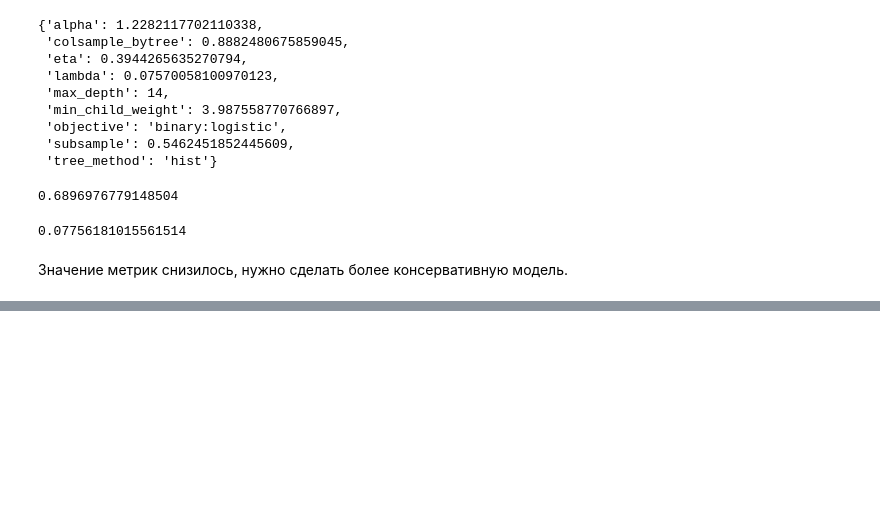
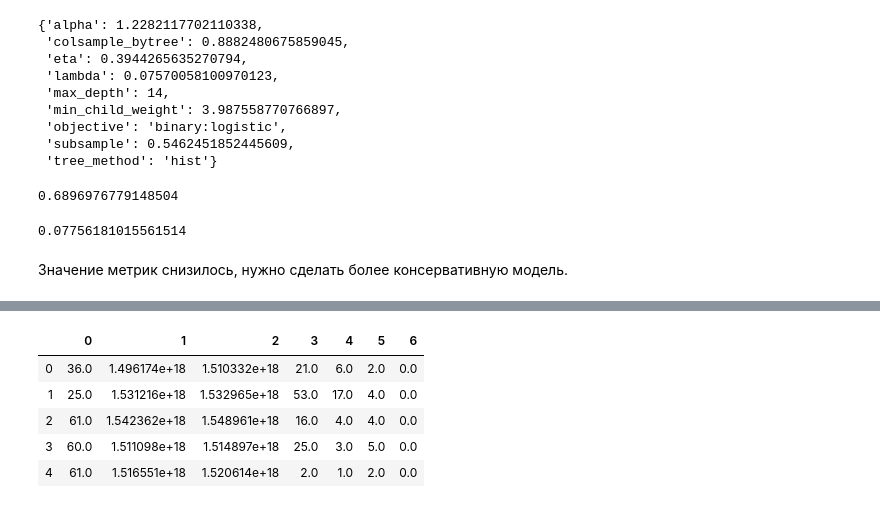
Before and after one commit to doksketch/call-you-maybe, a Jupyter notebook: sandbox/01_prototyping.ipynb, the cells around one changed output, grey strips where cells are left out. Drawn from its saved outputs; the diff is of its cells as text; code cells hidden in the pictures; blank space fills up the shorter version.

```diff
--- a/sandbox/01_feature engineering.ipynb
+++ b/sandbox/01_prototyping.ipynb
@@ -345,6 +352,8 @@ num_features = uplift.columns[uplift.dtypes == 'int64'].tolist() + uplift.column
 num_features.remove('treatment_flg')
 num_features.remove('target')
 num_features.remove('age')
+# %%
+uplift['first_redeem_date'].fillna(uplift['first_redeem_date'].mode()[0], inplace=True)
 # %%
 index_train, index_valid = train_test_split(uplift.index, test_size=0.3, random_state=43)
 
@@ -621,0 +634,30 @@ ModelTuning.two_models(best_params = best_params,
+# %%
+final_transformers = []
+
+
+for age in ages:
+    process_age = Pipeline([('selector', ColumnSelector(column='age')),
+                ('process_age', AgeTransformator(key='age', age_min = 16, age_max = 80))
+               ])
+
+    final_transformers.append((age, process_age))
+
+for date in dates:
+    prepare_date = Pipeline([
+        ('selector', ColumnSelector(column=date)),
+        ('transformer', DateTransformator(key=date))
+        ])
+
+    final_transformers.append((date, prepare_date))
+
+for feature in num_features:
+    num_selector = Pipeline([
+                ('selector', ColumnSelector(column=feature))
+    ])
+
+    final_transformers.append((feature, num_selector))
+
+feats = FeatureUnion(final_transformers)
+feature_processing = Pipeline([('feats', feats)])
+feature_processing.fit_transform(train_mean_target_part)
+feature_processing.fit_transform(valid_mean_target)
@@ -621,0 +678,20 @@ ModelTuning.two_models(best_params = best_params,
+# %%
+feats = FeatureUnion(final_transformers)
+feature_selection = Pipeline([('feats', feats),
+                               ('select', SequentialFeatureSelector(estimator = xgb.XGBClassifier(),
+                                                         n_features_to_select = 7,
+                                                         cv=20,
+                                                         scoring='roc_auc',
+                                                         direction = 'forward',
+                                                         n_jobs=-1))])
+selector = feature_selection.fit(train_mean_target_part, y_train).transform(train_mean_target_part)
+# %%
+selector = pd.DataFrame(selector)
+selector.head()
+# %% [output]
+|  | 0 | 1 | 2 | 3 | 4 | 5 | 6 |
+| 0 | 36.0 | 1.496174e+18 | 1.510332e+18 | 21.0 | 6.0 | 2.0 | 0.0 |
+| 1 | 25.0 | 1.531216e+18 | 1.532965e+18 | 53.0 | 17.0 | 4.0 | 0.0 |
+| 2 | 61.0 | 1.542362e+18 | 1.548961e+18 | 16.0 | 4.0 | 4.0 | 0.0 |
+| 3 | 60.0 | 1.511098e+18 | 1.514897e+18 | 25.0 | 3.0 | 5.0 | 0.0 |
+| 4 | 61.0 | 1.516551e+18 | 1.520614e+18 | 2.0 | 1.0 | 2.0 | 0.0 |
```
Also changed, not shown: parts of 14 cells of this notebook, 1 other file.
